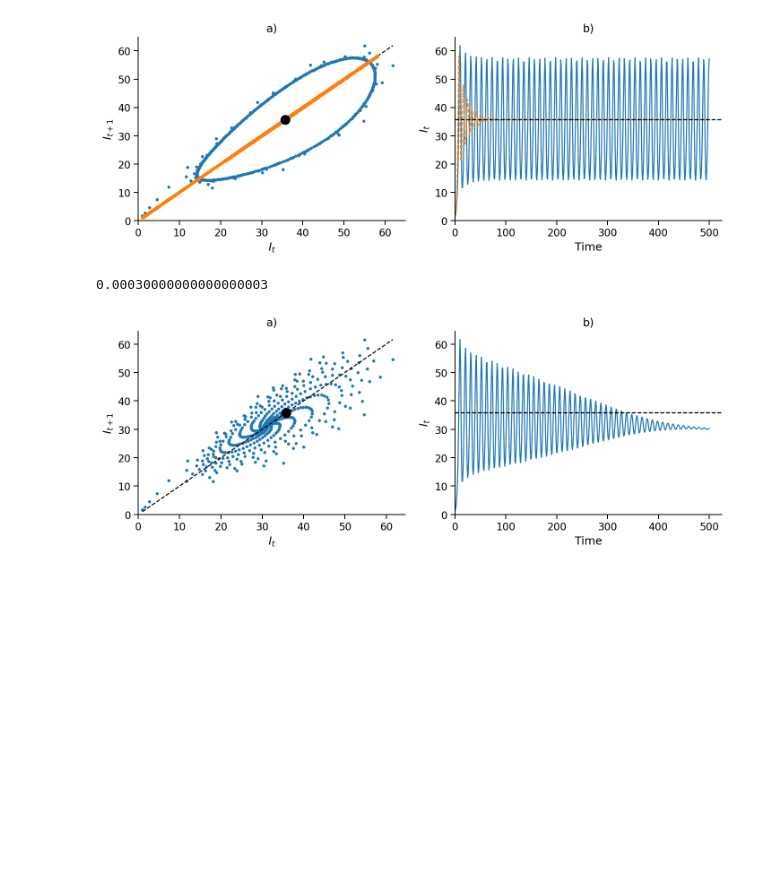
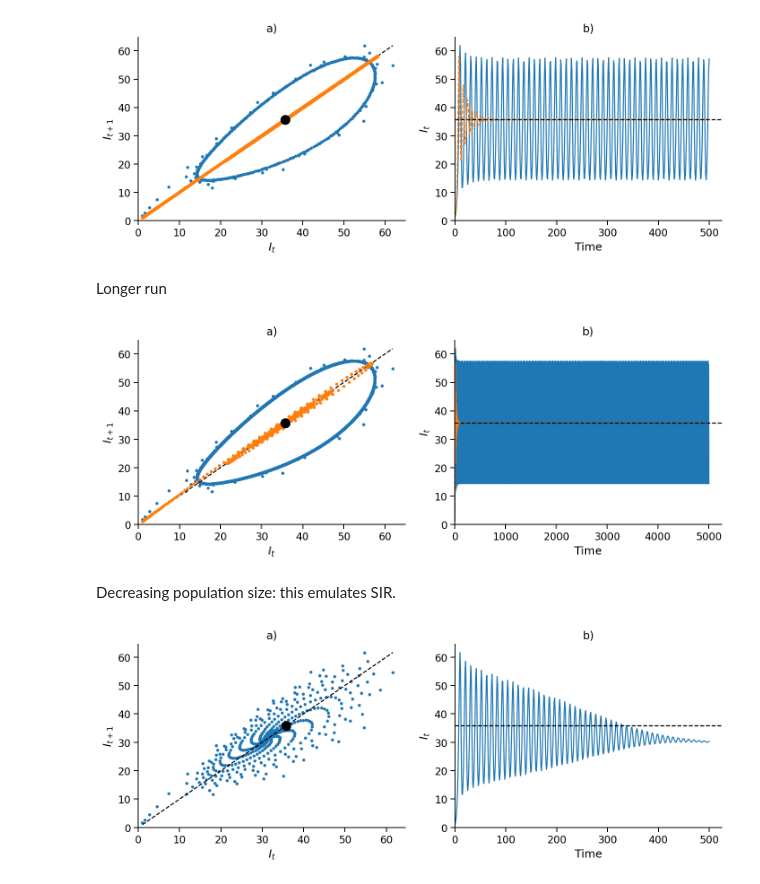
Before and after one commit to yoavram/SanJose, a Jupyter notebook: notebooks/model-SIS.ipynb, the cells around one changed output. Saved outputs shown, nothing was run; the diff lists cells and outputs as text; code cells hidden in the pictures; blank space fills up the shorter version.

Commit message:
longer A1

```diff
--- a/notebooks/model-SIS.ipynb
+++ b/notebooks/model-SIS.ipynb
@@ -231,5 +226,36 @@ fig.savefig('../figures/figA1.pdf')
 # %% [output]
 [figure]
+# %% [markdown]
+Longer run
+# %%
+Δ_ = 2
+
+fig, axes = plt.subplots(1, 2, figsize=(10, 4))
+ax = axes[0]
+Idis = det_dis_simulation(I0, N, b0, γ, c_hat, α1, α2, Δ_, tmax=tmax*10)
+ax.plot(Idis[:-1], Idis[1:], '.')
+line = np.linspace(Idis.min(), Idis.max())
+ax.plot(line, line, ls='--', color='k')
+t, Icont = det_cont_simulation(I0, N, b0, γ, c_hat, α1, α2, Δ_, tmax=tmax*10, npts=10)
+ax.plot(Icont[:-1], Icont[1:], '.')
+ax.plot(I2(N, b0, γ, c_hat, α1, α2), I2(N, b0, γ, c_hat, α1, α2), 'o', color='k', markersize=10)
+ax.set(xlabel='$I_t$', ylabel='$I_{t+1}$', xlim=(0, None), ylim=(0, None))
+
+ax = axes[1]
+ax.plot(Idis)
+ax.plot(t, Icont, '--')
+ax.axhline(I2(N, b0, γ, c_hat, α1, α2), ls='--', color='k')
+ax.set(xlabel='Time', ylabel='$I_t$', xlim=(0, None), ylim=(0, None))
+
+for ax, label in zip(axes.flat, 'abcd'): ax.set_title("{})".format(label))
+
+sns.despine()
+fig.tight_layout()
+fig.savefig('../figures/figA1-long.pdf')
+# %% [output]
+[figure, added]
+# %% [markdown]
+Decreasing population size: this emulates SIR.
 # %%
 def det_dis_simulation_Ns(I0, Ns, b0, γ, c_hat, α1, α2, Δ, tmax=500, min0=False, maxN=False):
     I = np.zeros(tmax+1)
@@ -240,10 +266,7 @@ def det_dis_simulation_Ns(I0, Ns, b0, γ, c_hat, α1, α2, Δ, tmax=500, min0=Fa
     return I
 
 χ = γ*b0*c_hat*50
-Ns = N * np.exp(-χ*np.arange(tmax))
-χ
+Ns = N * np.exp(-χ * np.arange(tmax))
-# %% [output]
-0.00030000000000000003
 # %%
 Δ_ = 2
 
```
Also changed, not shown: parts of 2 cells of this notebook.
